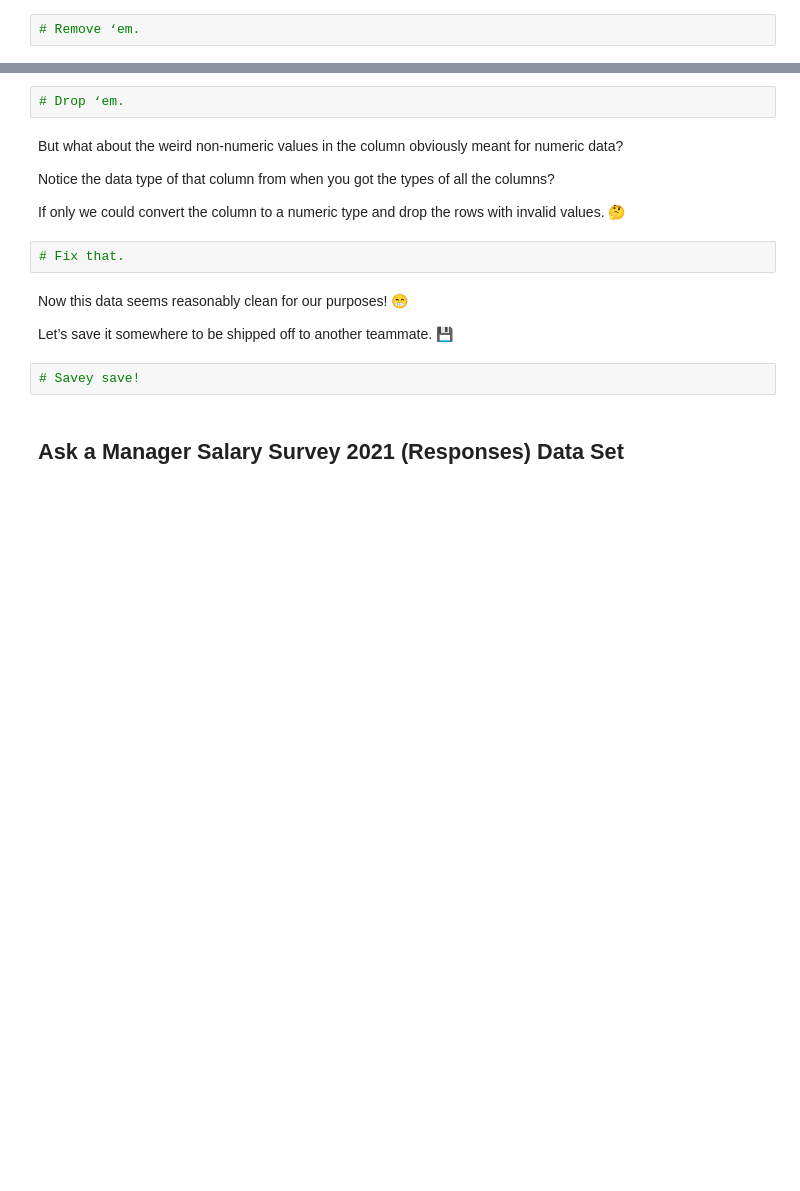
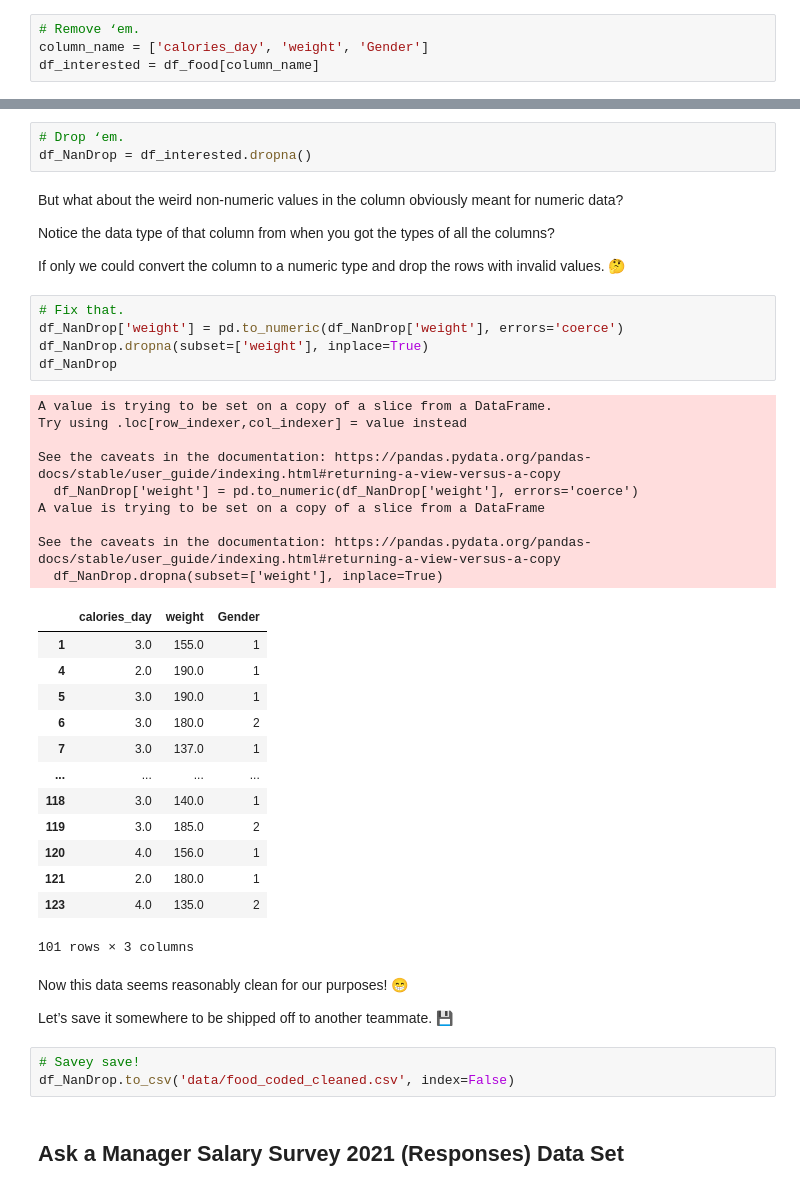
Before and after one commit to NickYaoo/my-fork-2024-fall-data-science, a Jupyter notebook: Week-02-DS-Overview-and-Data/Exercise-NY.ipynb, the cells around one changed output, grey strips where cells are left out. Saved outputs shown, nothing was run; the diff lists cells and outputs as text; blank space fills up the shorter version.

```diff
--- a/Week-02-DS-Overview-and-Data/Exercise-NY.ipynb
+++ b/Week-02-DS-Overview-and-Data/Exercise-NY.ipynb
@@ -72,6 +72,8 @@ Perhaps we’d like to know more another day, but the team is really interested
 Can you remove the other columns?
 # %%
 # Remove ‘em.
+column_name = ['calories_day', 'weight', 'Gender']
+df_interested = df_food[column_name]
 # %% [markdown]
 What about `NaN`s? How many are there?
 # %%
@@ -80,20 +88,48 @@ What about `NaN`s? How many are there?
 We gotta remove those `NaN`s―the entire row.
 # %%
 # Drop ‘em.
+df_NanDrop = df_interested.dropna()
 # %% [markdown]
 But what about the weird non-numeric values in the column obviously meant for numeric data?
 
 Notice the data type of that column from when you got the types of all the columns?
 
 If only we could convert the column to a numeric type and drop the rows with invalid values. 🤔
-# %%
-# Fix that.
+# %%
+# Fix that.
+df_NanDrop['weight'] = pd.to_numeric(df_NanDrop['weight'], errors='coerce')
+df_NanDrop.dropna(subset=['weight'], inplace=True)
+df_NanDrop
+# %% [output]
+A value is trying to be set on a copy of a slice from a DataFrame.
+Try using .loc[row_indexer,col_indexer] = value instead
+
+See the caveats in the documentation: https://pandas.pydata.org/pandas-docs/stable/user_guide/indexing.html#returning-a-view-versus-a-copy
+  df_NanDrop['weight'] = pd.to_numeric(df_NanDrop['weight'], errors='coerce')
+A value is trying to be set on a copy of a slice from a DataFrame
+
+See the caveats in the documentation: https://pandas.pydata.org/pandas-docs/stable/user_guide/indexing.html#returning-a-view-versus-a-copy
+  df_NanDrop.dropna(subset=['weight'], inplace=True)
+|  | calories_day | weight | Gender |
+| 1 | 3.0 | 155.0 | 1 |
+| 4 | 2.0 | 190.0 | 1 |
+| 5 | 3.0 | 190.0 | 1 |
+| 6 | 3.0 | 180.0 | 2 |
+| 7 | 3.0 | 137.0 | 1 |
+| ... | ... | ... | ... |
+| 118 | 3.0 | 140.0 | 1 |
+| 119 | 3.0 | 185.0 | 2 |
+| 120 | 4.0 | 156.0 | 1 |
+| 121 | 2.0 | 180.0 | 1 |
+| 123 | 4.0 | 135.0 | 2 |
+101 rows × 3 columns
 # %% [markdown]
 Now this data seems reasonably clean for our purposes! 😁
 
 Let’s save it somewhere to be shipped off to another teammate. 💾
 # %%
 # Savey save!
+df_NanDrop.to_csv('data/food_coded_cleaned.csv', index=False)
 # %% [markdown]
 ## Ask a Manager Salary Survey 2021 (Responses) Data Set
 # %% [markdown]
```
Also changed, not shown: parts of 14 cells of this notebook, 2 other files.
